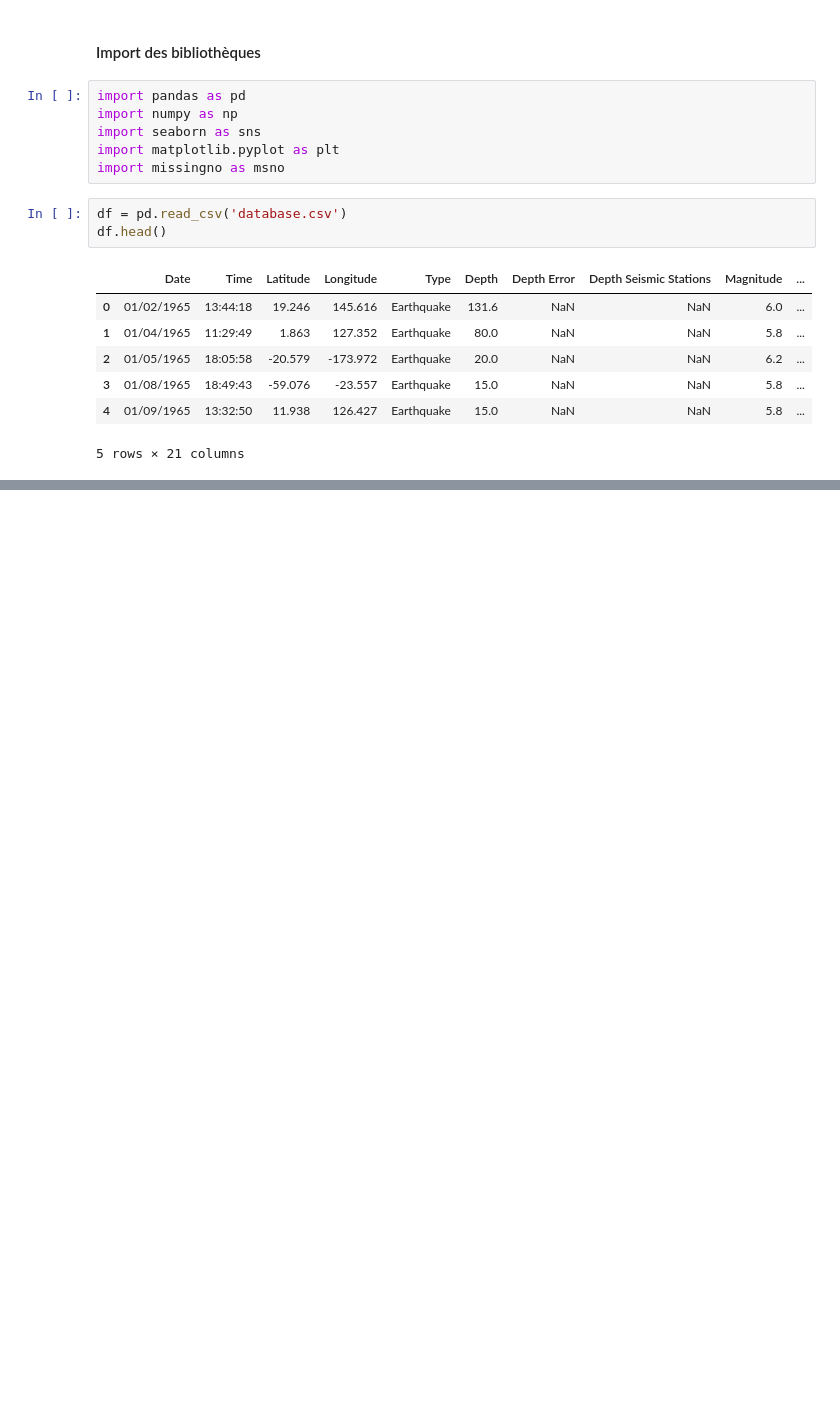
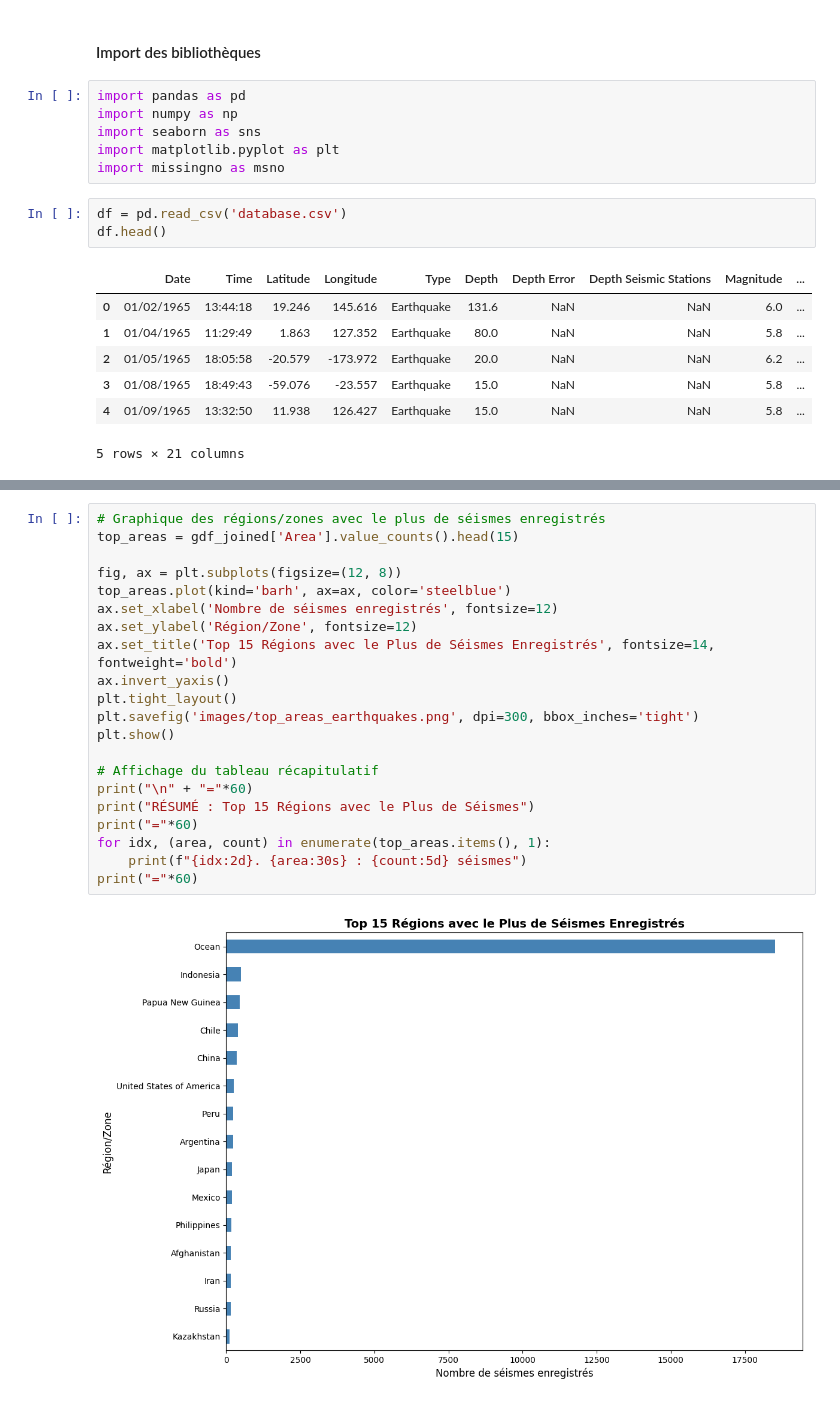
Before and after one commit to Larissa574/Global-Earthquake-Analysis, a Jupyter notebook: global_earthquake_analysis.ipynb, the cells around one changed output, grey strips where cells are left out. Drawn from its saved outputs; the diff is of its cells as text; blank space fills up the shorter version.

```diff
--- a/global_earthquake_analysis.ipynb
+++ b/global_earthquake_analysis.ipynb
@@ -183,0 +260,23 @@ Philippines                   173
+# %%
+# Graphique des régions/zones avec le plus de séismes enregistrés
+top_areas = gdf_joined['Area'].value_counts().head(15)
+
+fig, ax = plt.subplots(figsize=(12, 8))
+top_areas.plot(kind='barh', ax=ax, color='steelblue')
+ax.set_xlabel('Nombre de séismes enregistrés', fontsize=12)
+ax.set_ylabel('Région/Zone', fontsize=12)
+ax.set_title('Top 15 Régions avec le Plus de Séismes Enregistrés', fontsize=14, fontweight='bold')
+ax.invert_yaxis()
+plt.tight_layout()
+plt.savefig('images/top_areas_earthquakes.png', dpi=300, bbox_inches='tight')
+plt.show()
+
+# Affichage du tableau récapitulatif
+print("\n" + "="*60)
+print("RÉSUMÉ : Top 15 Régions avec le Plus de Séismes")
+print("="*60)
+for idx, (area, count) in enumerate(top_areas.items(), 1):
+    print(f"{idx:2d}. {area:30s} : {count:5d} séismes")
+print("="*60)
+# %% [output]
+[figure, added]
```
Also changed, not shown: parts of 18 cells of this notebook, 8 other files.
